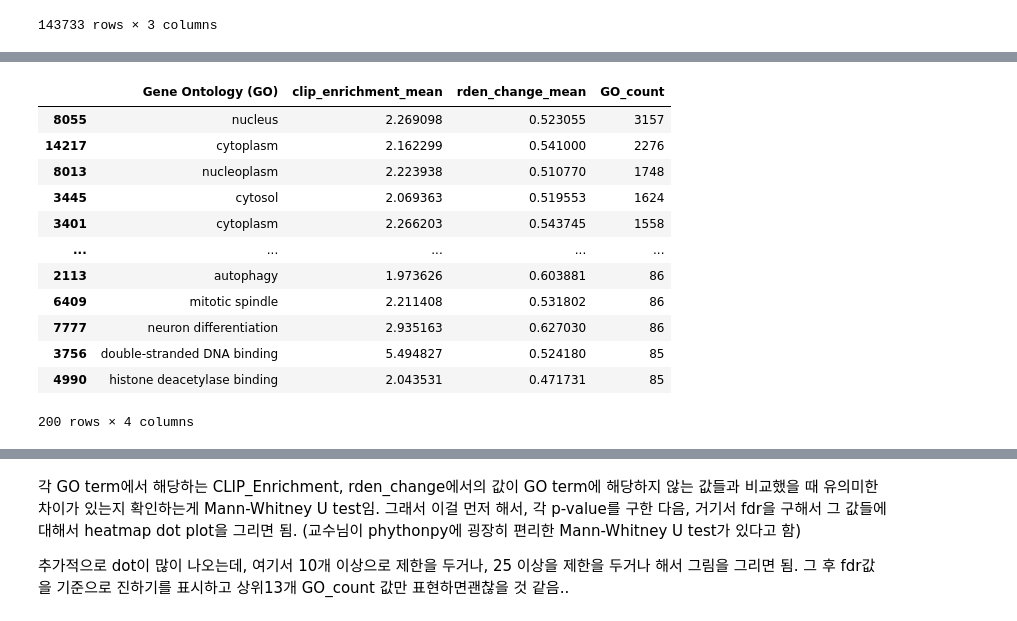
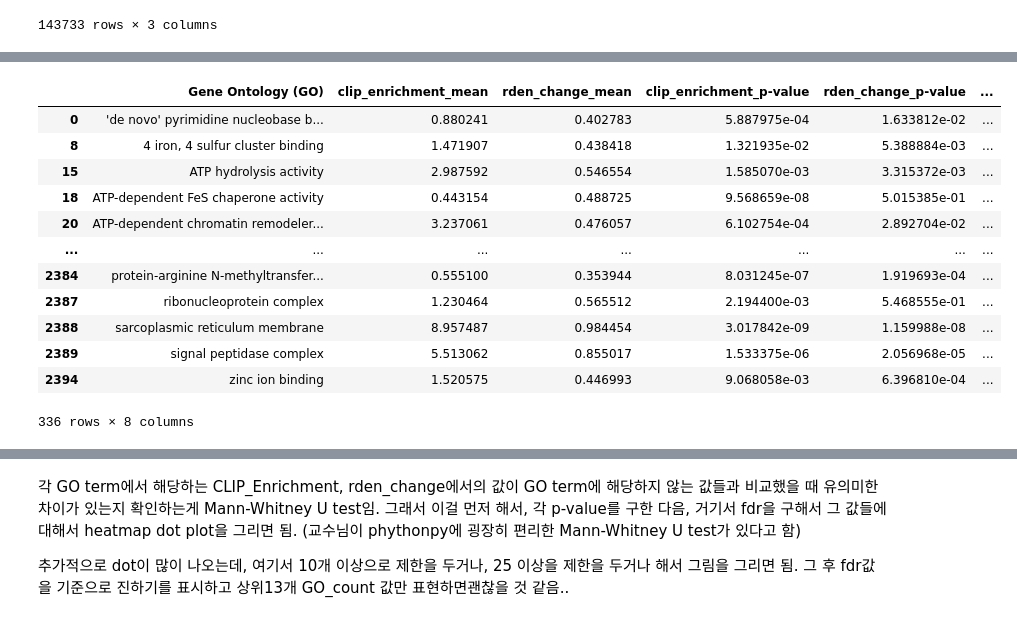
Before and after one commit to JungseoChoi/CJSbioinformatics, a Jupyter notebook: bioinformatics_project.ipynb, the cells around one changed output, grey strips where cells are left out. Drawn from its saved outputs; the diff is of its cells as text; code cells hidden in the pictures.

```diff
--- a/bioinformatics_project.ipynb
+++ b/bioinformatics_project.ipynb
@@ -172,18 +407,18 @@ GO_heatmap_sorted
-# %%
-#GO_count 중 상위 200개의 GO_count에 해당하는 값만 sort함.
-GO_heatmap_filtered = GO_heatmap.nlargest(200, 'GO_count')
-GO_heatmap_filtered
-# %% [output]
-|  | Gene Ontology (GO) | clip_enrichment_mean | rden_change_mean | GO_count |
-| 8055 | nucleus | 2.269098 | 0.523055 | 3157 |
-| 14217 | cytoplasm | 2.162299 | 0.541000 | 2276 |
-| 8013 | nucleoplasm | 2.223938 | 0.510770 | 1748 |
-| 3445 | cytosol | 2.069363 | 0.519553 | 1624 |
-| 3401 | cytoplasm | 2.266203 | 0.543745 | 1558 |
-| ... | ... | ... | ... | ... |
-| 2113 | autophagy | 1.973626 | 0.603881 | 86 |
-| 6409 | mitotic spindle | 2.211408 | 0.531802 | 86 |
-| 7777 | neuron differentiation | 2.935163 | 0.627030 | 86 |
-| 3756 | double-stranded DNA binding | 5.494827 | 0.524180 | 85 |
-| 4990 | histone deacetylase binding | 2.043531 | 0.471731 | 85 |
-200 rows × 4 columns
+# %%
+#GO_heatmap의 clip_enrichment_fdr이 0.05미만인 것들만 추리기
+GO_heatmap_filtered = GO_heatmap[GO_heatmap['clip_enrichment_fdr'] <= 0.05]
+GO_heatmap_filtered
+# %% [output]
+|  | Gene Ontology (GO) | clip_enrichment_mean | rden_change_mean | clip_enrichment_p-value | rden_change_p-value | ... |
+| 0 | 'de novo' pyrimidine nucleobase b... | 0.880241 | 0.402783 | 5.887975e-04 | 1.633812e-02 | ... |
+| 8 | 4 iron, 4 sulfur cluster binding | 1.471907 | 0.438418 | 1.321935e-02 | 5.388884e-03 | ... |
+| 15 | ATP hydrolysis activity | 2.987592 | 0.546554 | 1.585070e-03 | 3.315372e-03 | ... |
+| 18 | ATP-dependent FeS chaperone activity | 0.443154 | 0.488725 | 9.568659e-08 | 5.015385e-01 | ... |
+| 20 | ATP-dependent chromatin remodeler... | 3.237061 | 0.476057 | 6.102754e-04 | 2.892704e-02 | ... |
+| ... | ... | ... | ... | ... | ... | ... |
+| 2384 | protein-arginine N-methyltransfer... | 0.555100 | 0.353944 | 8.031245e-07 | 1.919693e-04 | ... |
+| 2387 | ribonucleoprotein complex | 1.230464 | 0.565512 | 2.194400e-03 | 5.468555e-01 | ... |
+| 2388 | sarcoplasmic reticulum membrane | 8.957487 | 0.984454 | 3.017842e-09 | 1.159988e-08 | ... |
+| 2389 | signal peptidase complex | 5.513062 | 0.855017 | 1.533375e-06 | 2.056968e-05 | ... |
+| 2394 | zinc ion binding | 1.520575 | 0.446993 | 9.068058e-03 | 6.396810e-04 | ... |
+336 rows × 8 columns
```
Also changed, not shown: parts of 25 cells of this notebook.
